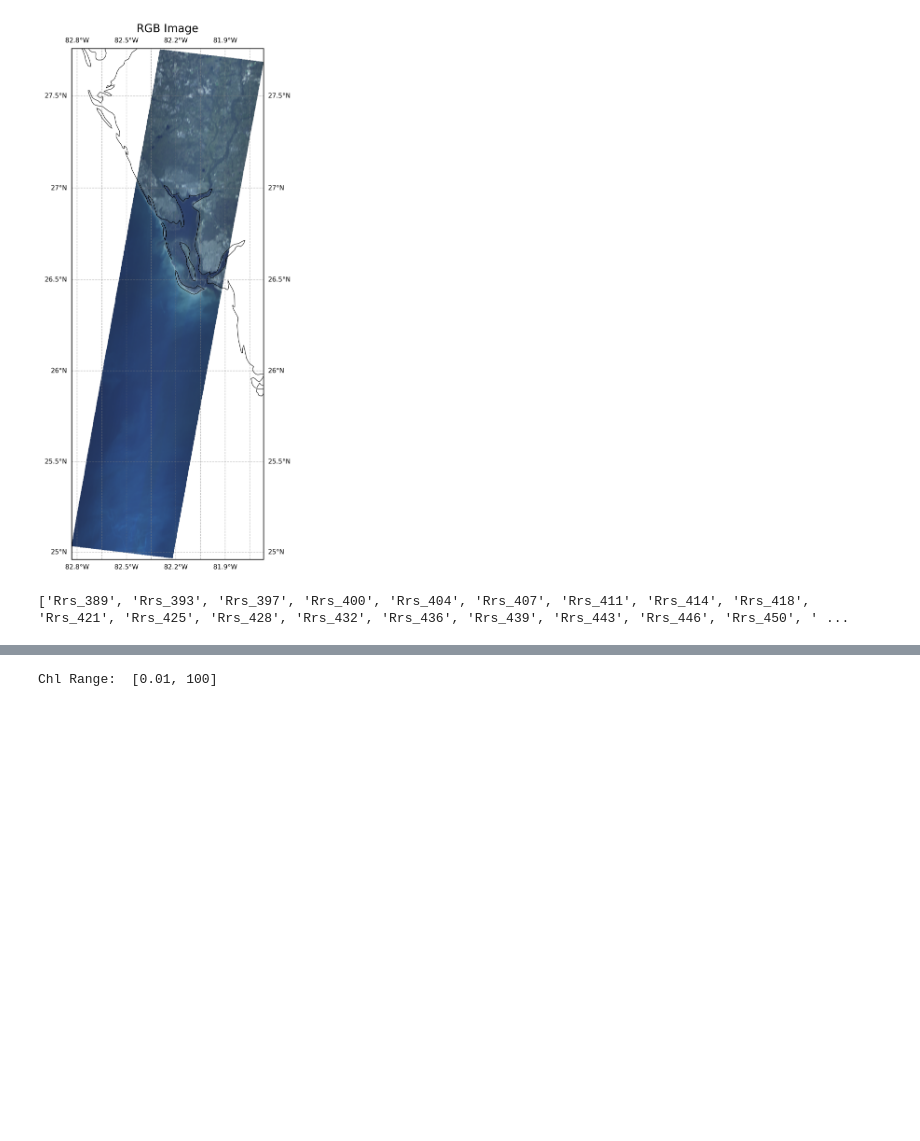
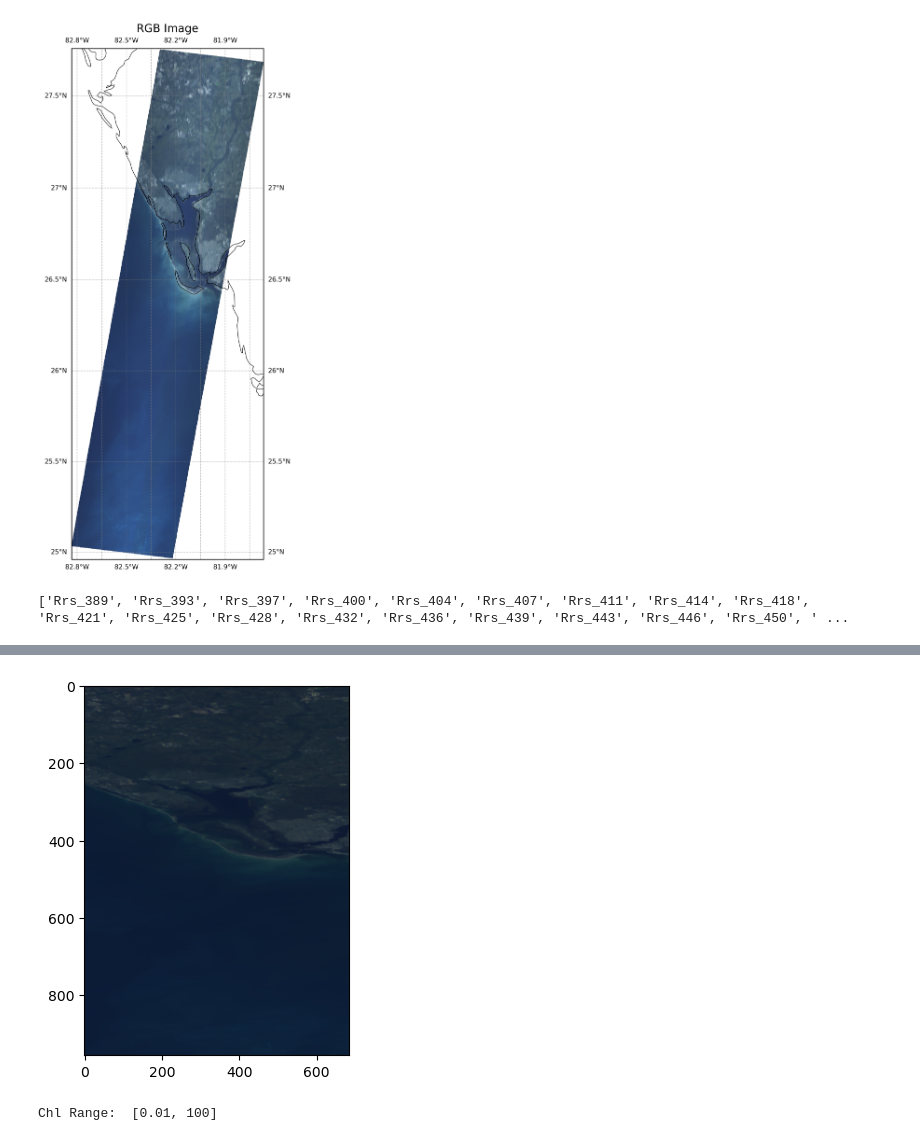
Before and after one commit to DevAlvaroF/HYPSO-Reading, a Jupyter notebook: demo.ipynb, the cells around one changed output, grey strips where cells are left out. Drawn from its saved outputs; the diff is of its cells as text; code cells hidden in the pictures; blank space fills up the shorter version.

```diff
--- a/demo.ipynb
+++ b/demo.ipynb
@@ -21,3 +64,7 @@ chl_array = np.random.normal(1, 100, size=satobj.spatialDim)
+# %%
+satobj.write_rgb(path_to_save=r"/Users/alvaroflores/Desktop/caca.png")
+# %% [output]
+[figure, added]
 # %%
 plot_chlorophyll(satobj,chl_array)
 # %% [output]
```
Also changed, not shown: parts of 3 cells of this notebook, 16 other files.
